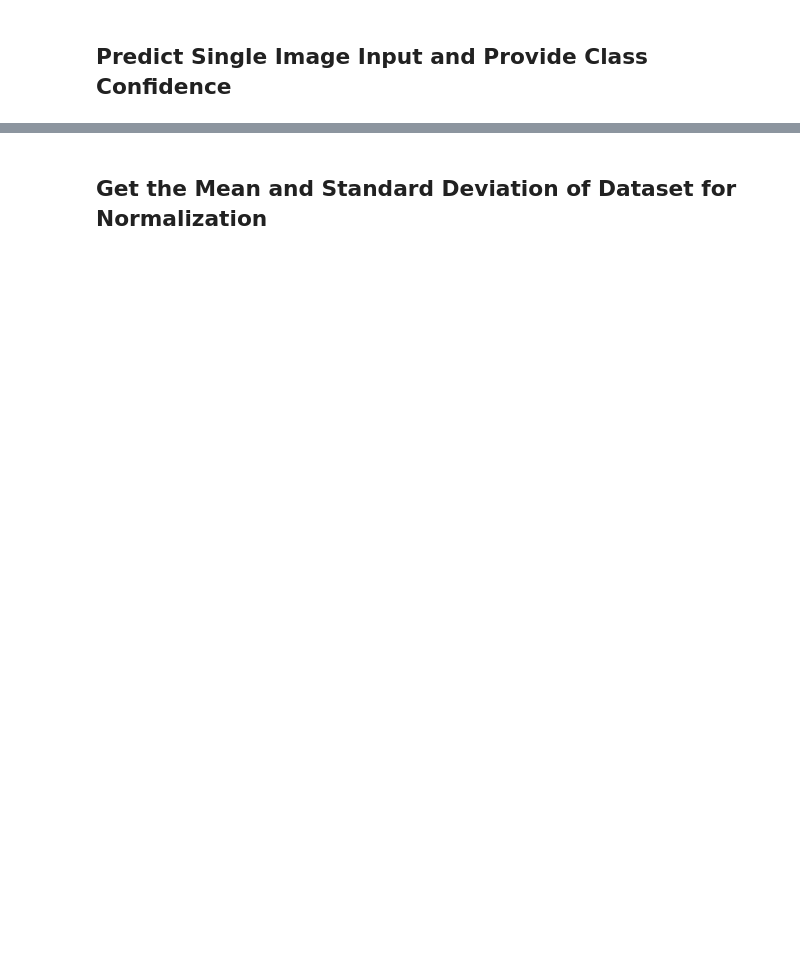
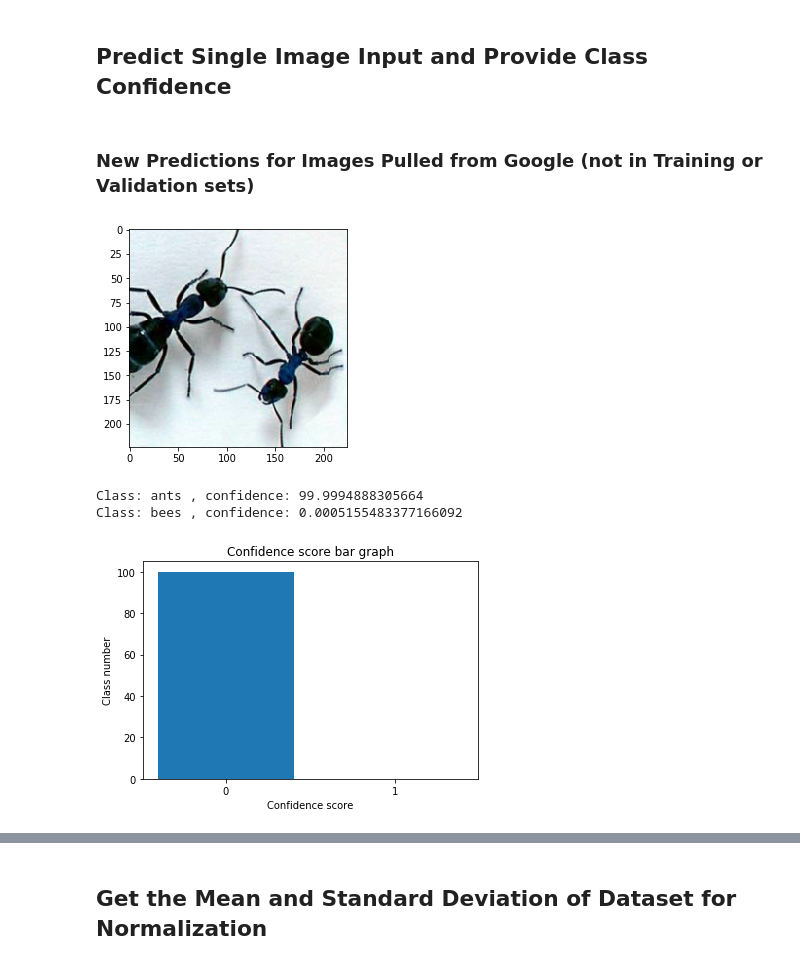
Before and after one commit to bpwilke/CapstoneA_NLP_TransferLearning, a Jupyter notebook: First Transfer Learning Example.ipynb, the cells around one changed output, grey strips where cells are left out. Drawn from its saved outputs; the diff is of its cells as text; code cells hidden in the pictures; blank space fills up the shorter version.

```diff
--- a/First Transfer Learning Example.ipynb
+++ b/First Transfer Learning Example.ipynb
@@ -656,28 +643,59 @@ def image_loader(image_name):
-# %%
-image = image_loader('ants.jpg')
 # %%
-def predict(model, image, device, encoder, transforms = None, inv_normalize = None):
+def predict(model,image,device,encoder,transforms = None,inv_normalize = None):
+    #model = torch.load('./model.h5')
     model.eval()
-    if(isinstance(image, np.ndarray)):
+    if(isinstance(image,np.ndarray)):
         image = Image.fromarray(image)
-    if(transforms != None):
+    if(transforms!=None):
         image = transforms(image)
     data = image.expand(1,-1,-1,-1)
     data = data.type(torch.FloatTensor).to(device)
     sm = nn.Softmax(dim = 1)
-    image = image.unsqueeze(0)
-    output = model.forward(image)
+    output = model(data)
     output = sm(output)
     _, preds = torch.max(output, 1)
-    img_plot(image, inv_normalize)
+    img_plot(image,inv_normalize)
     prediction_bar(output,encoder)
     return preds
+
+def prediction_bar(output,encoder):
+    output = output.cpu().detach().numpy()
+    a = output.argsort()
+    a = a[0]
+
+    size = len(a)
+    if(size>5):
+        a = np.flip(a[-5:])
+    else:
+        a = np.flip(a[-1*size:])
+    prediction = list()
+    clas = list()
+    for i in a:
+        prediction.append(float(output[:,i]*100))
+        clas.append(str(i))
+    for i in a:
+        print('Class: {} , confidence: {}'.format(encoder[int(i)],float(output[:,i]*100)))
+    plt.bar(clas,prediction)
+    plt.title("Confidence score bar graph")
+    plt.xlabel("Confidence score")
+    plt.ylabel("Class number")
 
 def img_plot(image,inv_normalize = None):
     if(inv_normalize!=None):
         image = inv_normalize(image)
-    image = image.detach().numpy()
-    image = image.transpose(2,3,1,0)
+    image = image.cpu().numpy().transpose(1,2,0)
     plt.imshow(image)
     plt.show()
+# %% [markdown]
+### New Predictions for Images Pulled from Google (not in Training or Validation sets)
+# %%
+import cv2                           # https://pypi.org/project/opencv-python/
+
+image = cv2.imread('ants.jpg')
+pred = predict(model_freeze_arch, image, device, encoder, data_transforms['val'], inv_normalize)
+# %% [output]
+[figure, added]
+Class: ants , confidence: 99.9994888305664
+Class: bees , confidence: 0.0005155483377166092
+[figure, added]
 # %%
```
Also changed, not shown: parts of 18 cells of this notebook, 1 other file.
